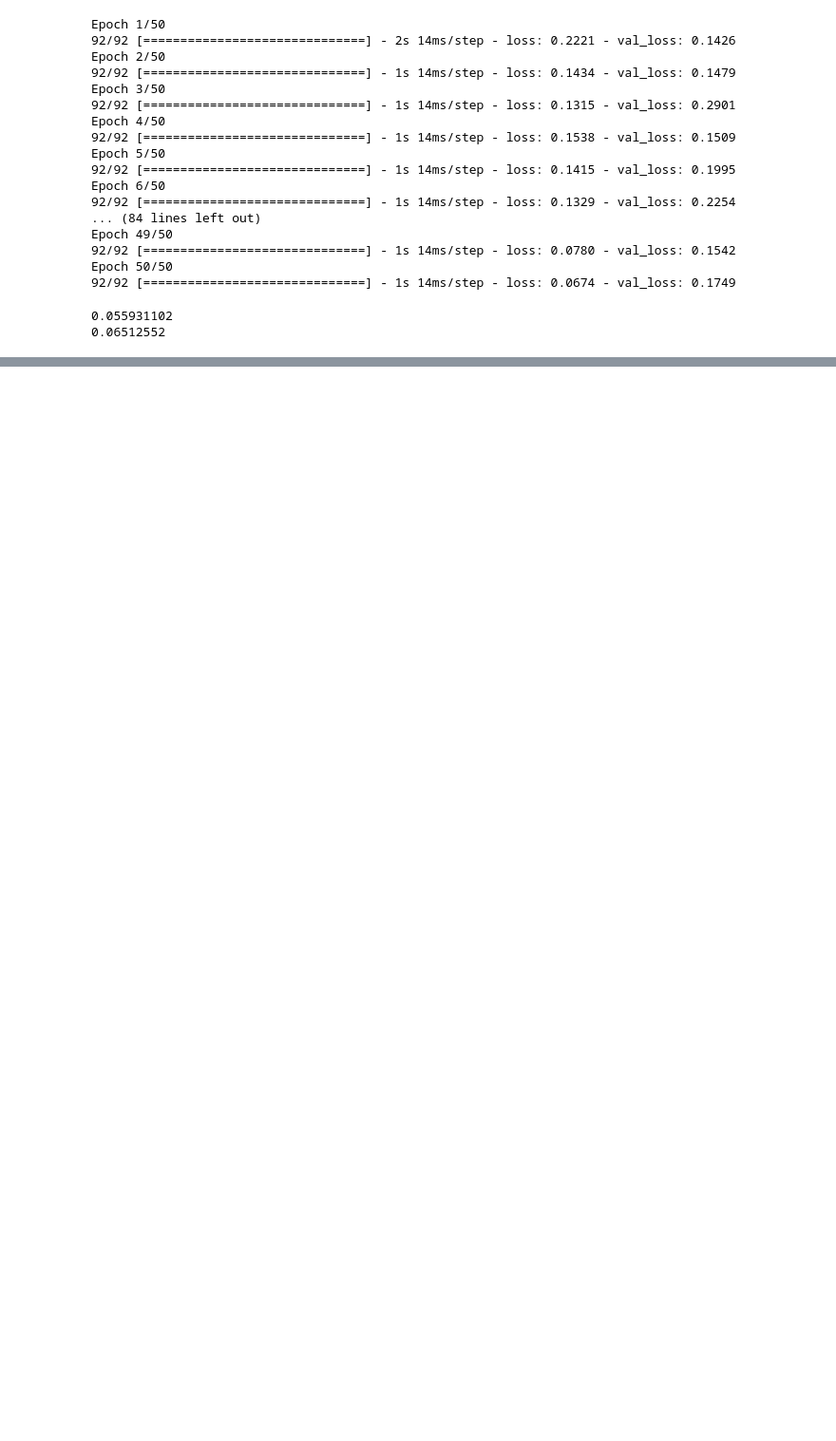
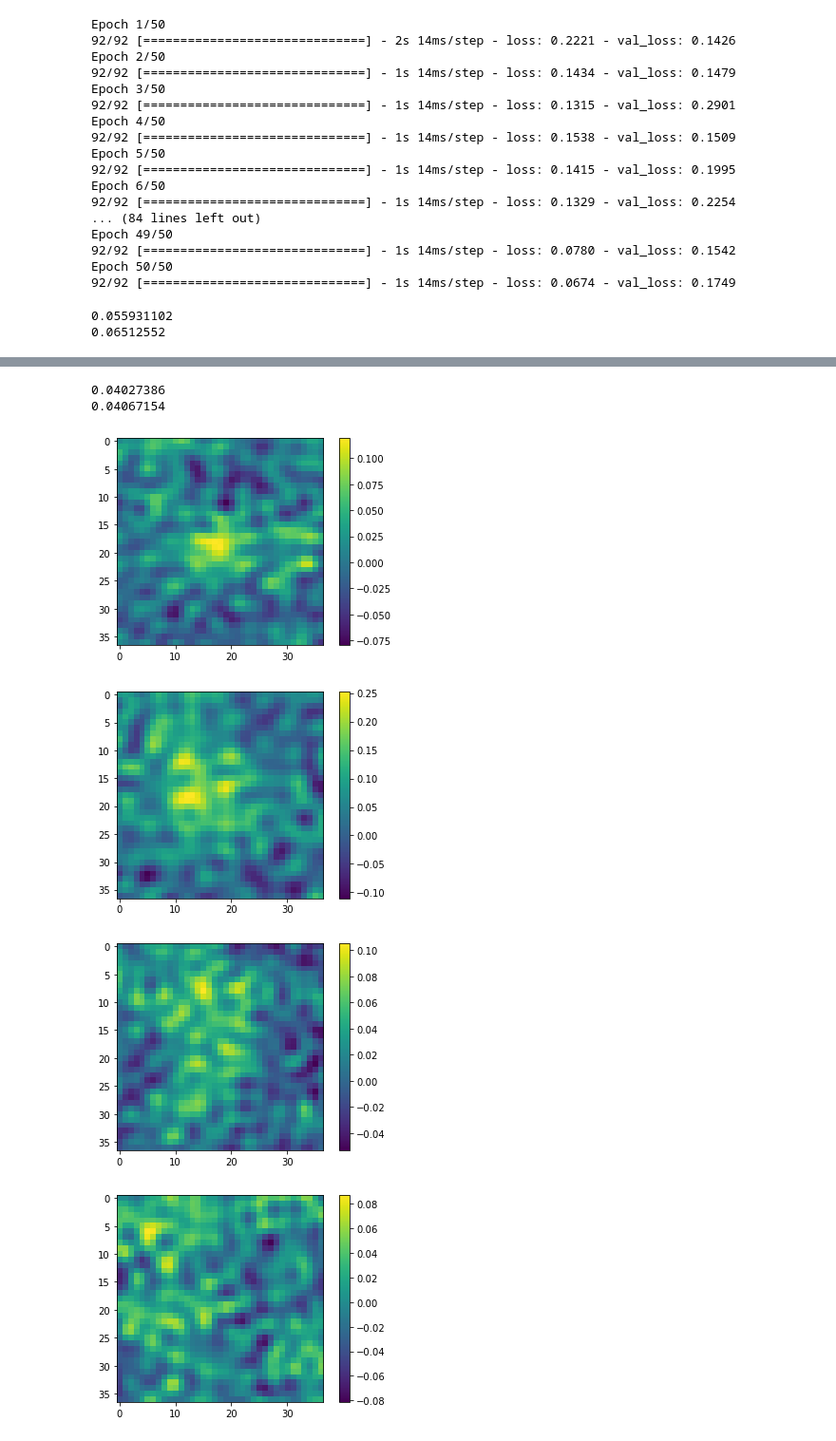
Before and after one commit to Sulla2012/ml-clusters, a Jupyter notebook: mass-prediction.ipynb, the cells around one changed output, grey strips where cells are left out. Shown: that part at 95% size. Cells and saved outputs as stored; diff of their text form; code cells hidden in the pictures; blank space fills up the shorter version.

```diff
--- a/mass-prediction.ipynb
+++ b/mass-prediction.ipynb
@@ -712,0 +629,5 @@ print(np.mean(np.abs(errs_val)))
+# %%
+data_dir = '/project/r/rbond/jorlo/datasets/act_y_stamps/'
+
+with np.load(data_dir + 'all_clusters.npz') as data:
+    stamps = data['arr_0']
@@ -712,0 +686,15 @@ print(np.mean(np.abs(errs_val)))
+# %%
+from tensorflow.keras import layers
+
+model = tf.keras.models.Sequential()
+model.add(layers.Conv2D(16, (3, 3), activation='relu', input_shape=input_shape))
+model.add(layers.MaxPooling2D((2, 2), strides = 2))
+model.add(layers.Conv2D(64, (3, 3), activation='relu'))
+model.add(layers.MaxPooling2D((2, 2)))
+model.add(layers.Conv2D(64, (3, 3), activation='relu'))
+model.add(layers.Flatten())
+model.add(layers.Dense(64, activation='relu'))
+model.add(layers.Dense(1))
+
+model.compile(loss='mean_squared_error',
+                optimizer=tf.keras.optimizers.Adam(0.0005))
@@ -712,0 +731,31 @@ print(np.mean(np.abs(errs_val)))
+# %%
+errs_test = []
+for thing in test_dataset:
+    for i in range(thing[1].shape[0]):
+        truth = thing[1][i]
+        pred = model.predict(np.expand_dims(thing[0][i], axis = 0))
+        errs_test.append((truth.numpy()-pred)/pred)
+
+errs_val = []
+for thing in val_dataset:
+    for i in range(thing[1].shape[0]):
+        truth = thing[1][i]
+        pred = model.predict(np.expand_dims(thing[0][i], axis = 0))
+        errs_val.append((truth.numpy()-pred)/pred)
+
+print(np.mean(np.abs(errs_test)))
+print(np.mean(np.abs(errs_val)))
+# %% [output]
+0.04027386
+0.04067154
+# %%
+for i in range(10):
+    plt.imshow(stamps[i,...,0])
+    plt.colorbar()
+    plt.show()
+    plt.close()
+# %% [output]
+[figure, added]
+[figure, added]
+[figure, added]
+[figure, added]
```
Also changed, not shown: parts of 26 cells of this notebook, 3 other files.
